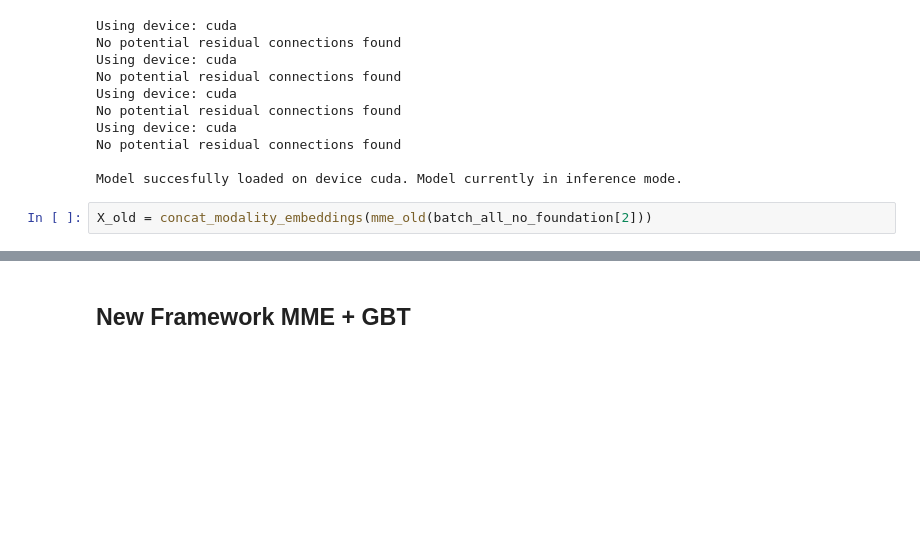
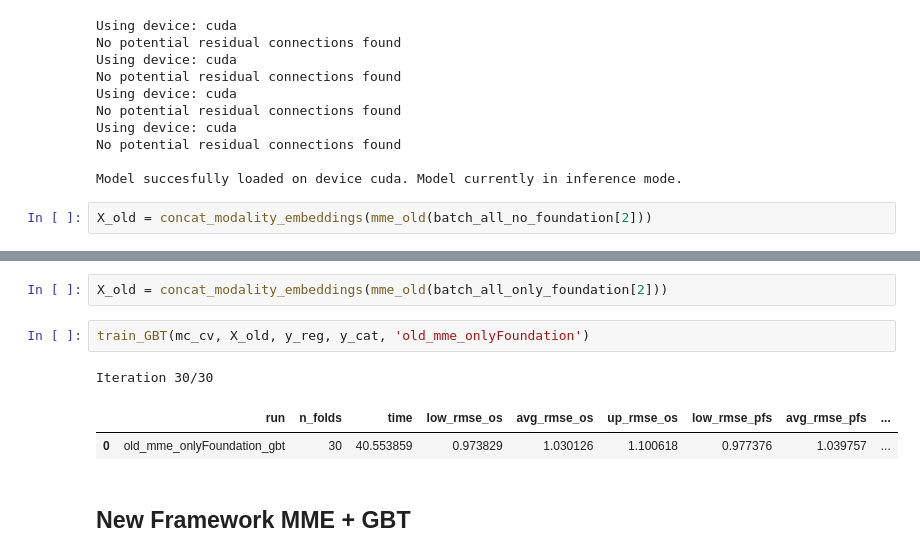
Before and after one commit to Tikings/gbm_hackathon, a Jupyter notebook: experiments/cv_mme_ML.ipynb, the cells around one changed output, grey strips where cells are left out. Drawn from its saved outputs; the diff is of its cells as text; blank space fills up the shorter version.

```diff
--- a/experiments/cv_mme_ML.ipynb
+++ b/experiments/cv_mme_ML.ipynb
@@ -206,3 +257,11 @@ Iteration 30/30
+# %%
+X_old = concat_modality_embeddings(mme_old(batch_all_only_foundation[2]))
+# %%
+train_GBT(mc_cv, X_old, y_reg, y_cat, 'old_mme_onlyFoundation')
+# %% [output]
+Iteration 30/30
+|  | run | n_folds | time | low_rmse_os | avg_rmse_os | up_rmse_os | low_rmse_pfs | avg_rmse_pfs | ... |
+| 0 | old_mme_onlyFoundation_gbt | 30 | 40.553859 | 0.973829 | 1.030126 | 1.100618 | 0.977376 | 1.039757 | ... |
 # %% [markdown]
 ## New Framework MME + GBT
 # %%
```
Also changed, not shown: parts of 15 cells of this notebook, 16 other files.
